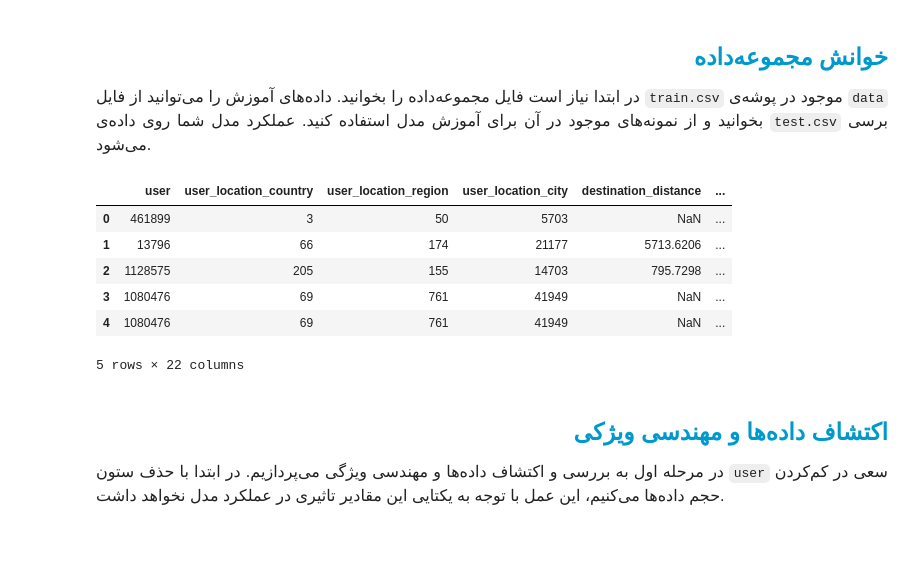
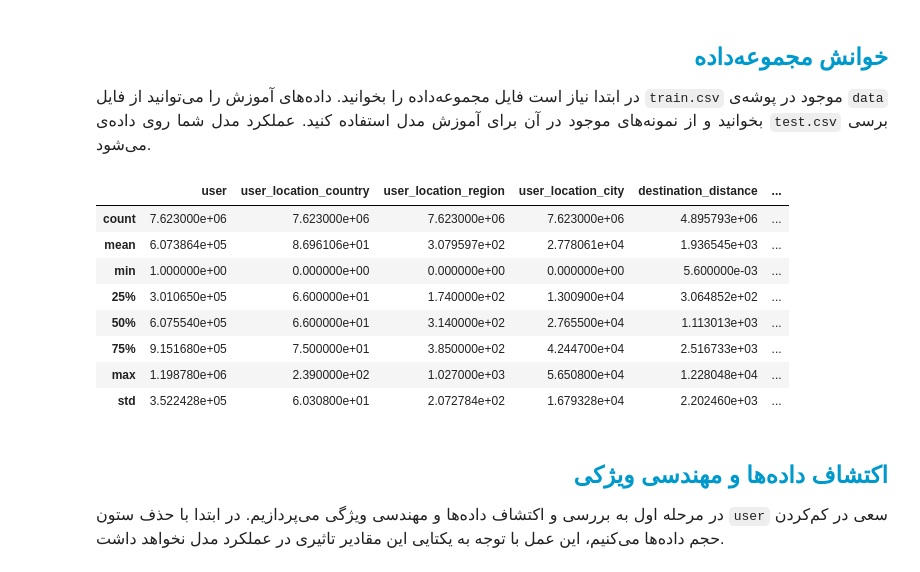
Before and after one commit to MahdiShahgholian/Deep_Learning, a Jupyter notebook: will_not_travel_again/will_not_travel_again.ipynb, the cells around one changed output. Cells and saved outputs as stored; diff of their text form; code cells hidden in the pictures; blank space fills up the shorter version.

```diff
--- a/will_not_travel_again/will_not_travel_again.ipynb
+++ b/will_not_travel_again/will_not_travel_again.ipynb
@@ -153,15 +154,17 @@ test = pd.read_csv('data/test.csv', engine='pyarrow')
 </font>
 </p>
 # %%
-train.head()
+train.describe()
 # %% [output]
 |  | user | user_location_country | user_location_region | user_location_city | destination_distance | ... |
-| 0 | 461899 | 3 | 50 | 5703 | NaN | ... |
-| 1 | 13796 | 66 | 174 | 21177 | 5713.6206 | ... |
-| 2 | 1128575 | 205 | 155 | 14703 | 795.7298 | ... |
-| 3 | 1080476 | 69 | 761 | 41949 | NaN | ... |
-| 4 | 1080476 | 69 | 761 | 41949 | NaN | ... |
+| count | 7.623000e+06 | 7.623000e+06 | 7.623000e+06 | 7.623000e+06 | 4.895793e+06 | ... |
+| mean | 6.073864e+05 | 8.696106e+01 | 3.079597e+02 | 2.778061e+04 | 1.936545e+03 | ... |
+| min | 1.000000e+00 | 0.000000e+00 | 0.000000e+00 | 0.000000e+00 | 5.600000e-03 | ... |
+| 25% | 3.010650e+05 | 6.600000e+01 | 1.740000e+02 | 1.300900e+04 | 3.064852e+02 | ... |
+| 50% | 6.075540e+05 | 6.600000e+01 | 3.140000e+02 | 2.765500e+04 | 1.113013e+03 | ... |
+| 75% | 9.151680e+05 | 7.500000e+01 | 3.850000e+02 | 4.244700e+04 | 2.516733e+03 | ... |
+| max | 1.198780e+06 | 2.390000e+02 | 1.027000e+03 | 5.650800e+04 | 1.228048e+04 | ... |
+| std | 3.522428e+05 | 6.030800e+01 | 2.072784e+02 | 1.679328e+04 | 2.202460e+03 | ... |
-5 rows × 22 columns
 # %% [markdown]
 <h2 align=right style="line-height:200%;font-family:vazir;color:#0099cc">
 <font face="vazir" color="#0099cc">
```
Also changed, not shown: parts of 15 cells of this notebook.
